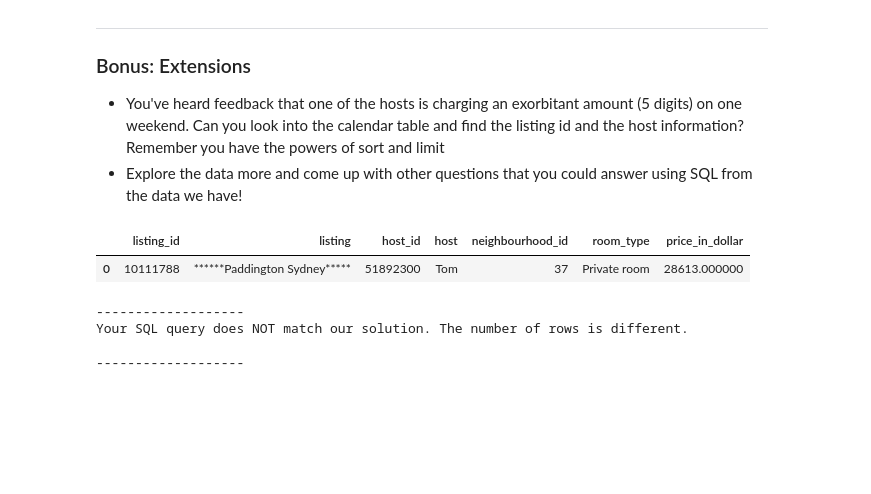
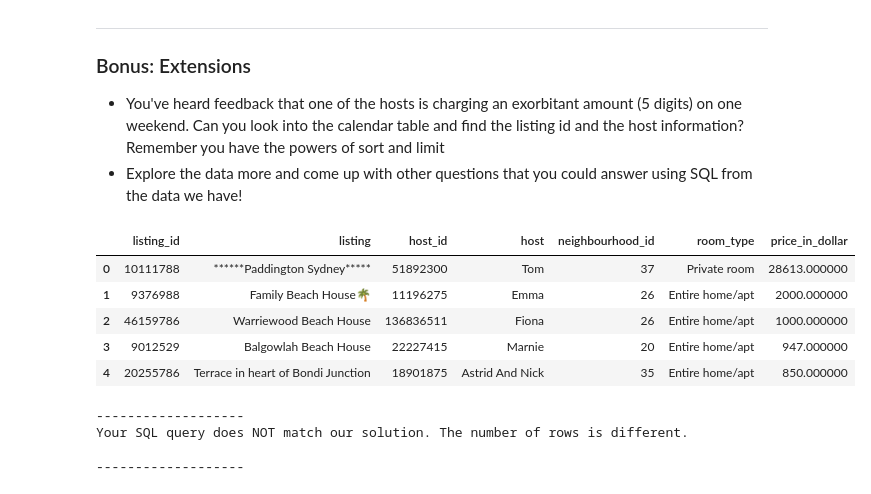
Before and after one commit to siddiq93/corise-r-for-ds, a Jupyter notebook: Siddiq_Khan_Week_1_Project_SQLCC.ipynb, the cells around one changed output. Drawn from its saved outputs; the diff is of its cells as text; code cells hidden in the pictures; blank space fills up the shorter version.

```diff
--- a/Siddiq_Khan_Week_1_Project_SQLCC.ipynb
+++ b/Siddiq_Khan_Week_1_Project_SQLCC.ipynb
@@ -795,14 +795,18 @@ And, if you want any additional challenge questions, check out the bonus extensi
 - Explore the data more and come up with other questions that you could answer using SQL from the data we have!
 # %%
 query = """
-SELECT * FROM listings ORDER BY price_in_dollar DESC limit 1;
+SELECT * FROM listings ORDER BY price_in_dollar DESC limit 5;
 """
 
 run(query)
 check(q1_2_8b = query)
 # %% [output]
 |  | listing_id | listing | host_id | host | neighbourhood_id | room_type | price_in_dollar |
 | 0 | 10111788 | ******Paddington Sydney***** | 51892300 | Tom | 37 | Private room | 28613.000000 |
+| 1 | 9376988 | Family Beach House🌴 | 11196275 | Emma | 26 | Entire home/apt | 2000.000000 |
+| 2 | 46159786 | Warriewood Beach House | 136836511 | Fiona | 26 | Entire home/apt | 1000.000000 |
+| 3 | 9012529 | Balgowlah Beach House | 22227415 | Marnie | 20 | Entire home/apt | 947.000000 |
+| 4 | 20255786 | Terrace in heart of Bondi Junction | 18901875 | Astrid And Nick | 35 | Entire home/apt | 850.000000 |
 -------------------
 Your SQL query does NOT match our solution. The number of rows is different.
 
```
